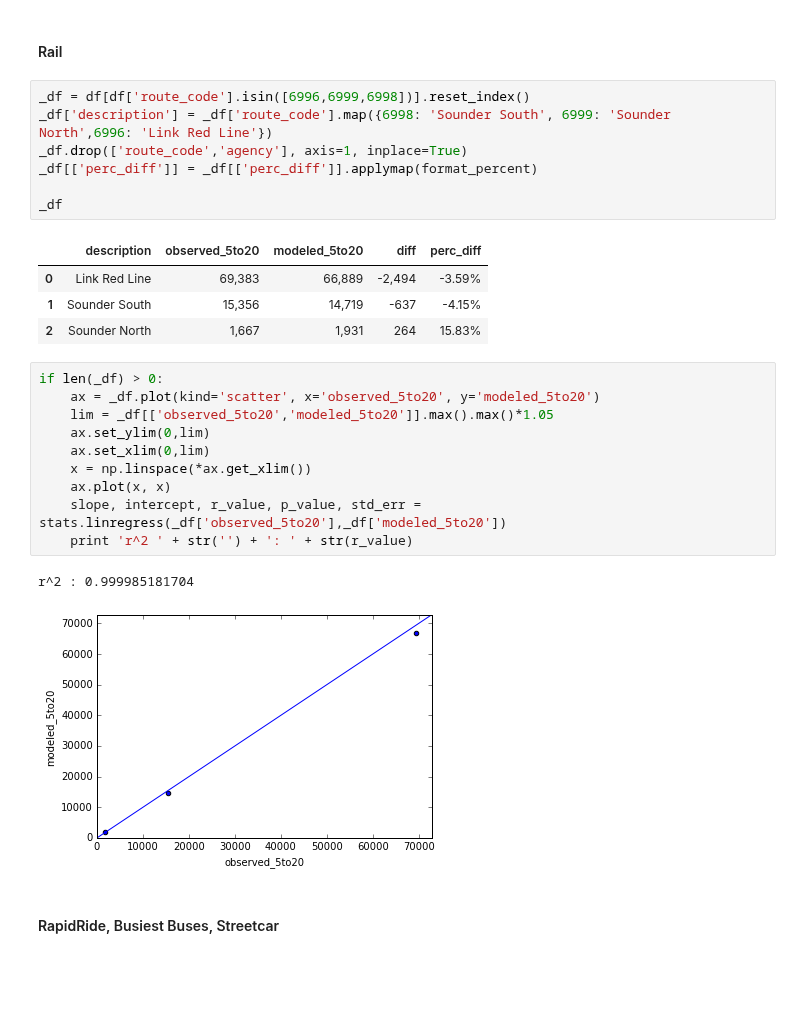
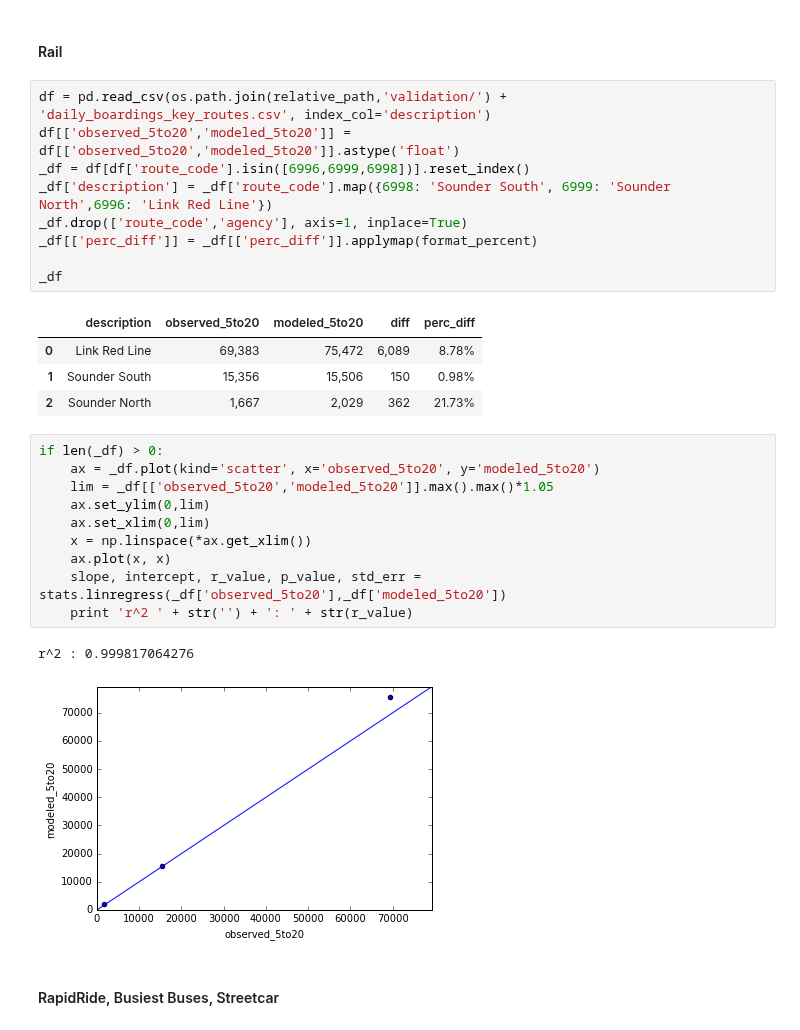
Before and after one commit to psrc/soundcast, a Jupyter notebook: scripts/summarize/notebooks/validation.ipynb, the cells around one changed output. Cells and saved outputs as stored; diff of their text form; blank space fills up the shorter version.

```diff
--- a/scripts/summarize/notebooks/validation.ipynb
+++ b/scripts/summarize/notebooks/validation.ipynb
@@ -232,17 +250,19 @@ r^2 : 0.932291087812
 # %% [markdown]
 #### Rail
 # %%
+df = pd.read_csv(os.path.join(relative_path,'validation/') + 'daily_boardings_key_routes.csv', index_col='description')
+df[['observed_5to20','modeled_5to20']] = df[['observed_5to20','modeled_5to20']].astype('float')
 _df = df[df['route_code'].isin([6996,6999,6998])].reset_index()
 _df['description'] = _df['route_code'].map({6998: 'Sounder South', 6999: 'Sounder North',6996: 'Link Red Line'})
 _df.drop(['route_code','agency'], axis=1, inplace=True)
 _df[['perc_diff']] = _df[['perc_diff']].applymap(format_percent)
 
 _df
 # %% [output]
 |  | description | observed_5to20 | modeled_5to20 | diff | perc_diff |
-| 0 | Link Red Line | 69,383 | 66,889 | -2,494 | -3.59% |
-| 1 | Sounder South | 15,356 | 14,719 | -637 | -4.15% |
-| 2 | Sounder North | 1,667 | 1,931 | 264 | 15.83% |
+| 0 | Link Red Line | 69,383 | 75,472 | 6,089 | 8.78% |
+| 1 | Sounder South | 15,356 | 15,506 | 150 | 0.98% |
+| 2 | Sounder North | 1,667 | 2,029 | 362 | 21.73% |
 # %%
 if len(_df) > 0:
     ax = _df.plot(kind='scatter', x='observed_5to20', y='modeled_5to20')
@@ -254,8 +274,8 @@ if len(_df) > 0:
     slope, intercept, r_value, p_value, std_err = stats.linregress(_df['observed_5to20'],_df['modeled_5to20'])
     print 'r^2 ' + str('') + ': ' + str(r_value)
 # %% [output]
-r^2 : 0.999985181704
+r^2 : 0.999817064276
-[figure, old version]
+[figure, new version]
 # %% [markdown]
 #### RapidRide, Busiest Buses, Streetcar
 # %%
```
Also changed, not shown: parts of 24 cells of this notebook, 10 other files.
